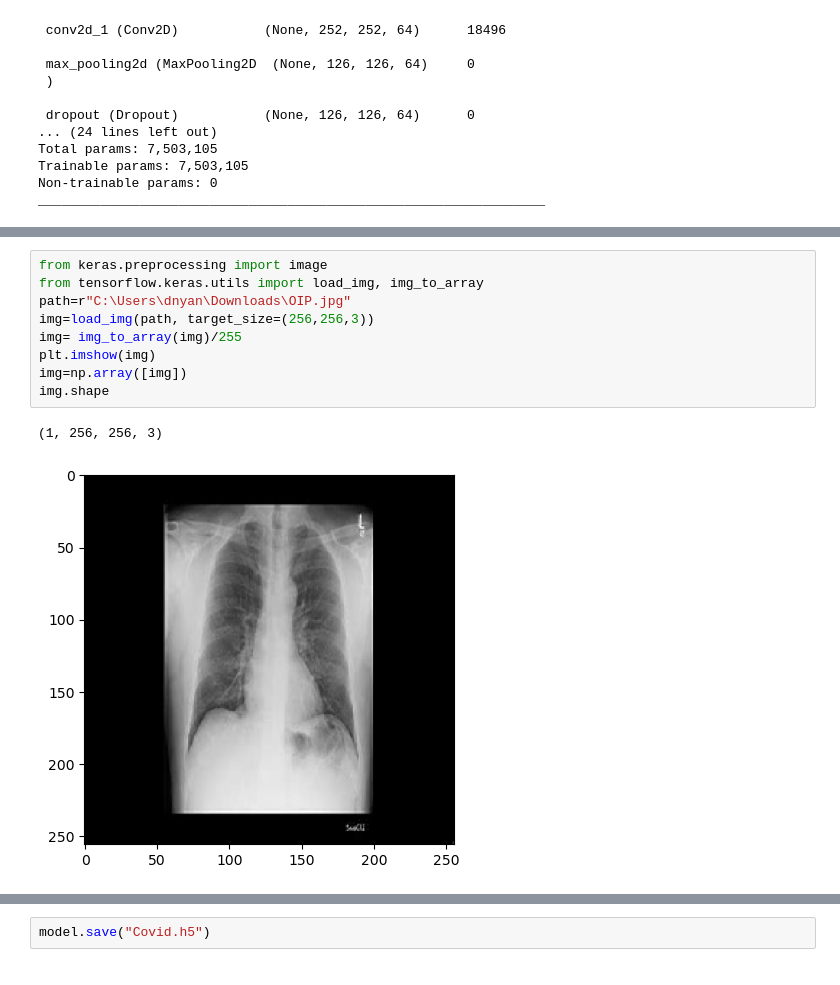
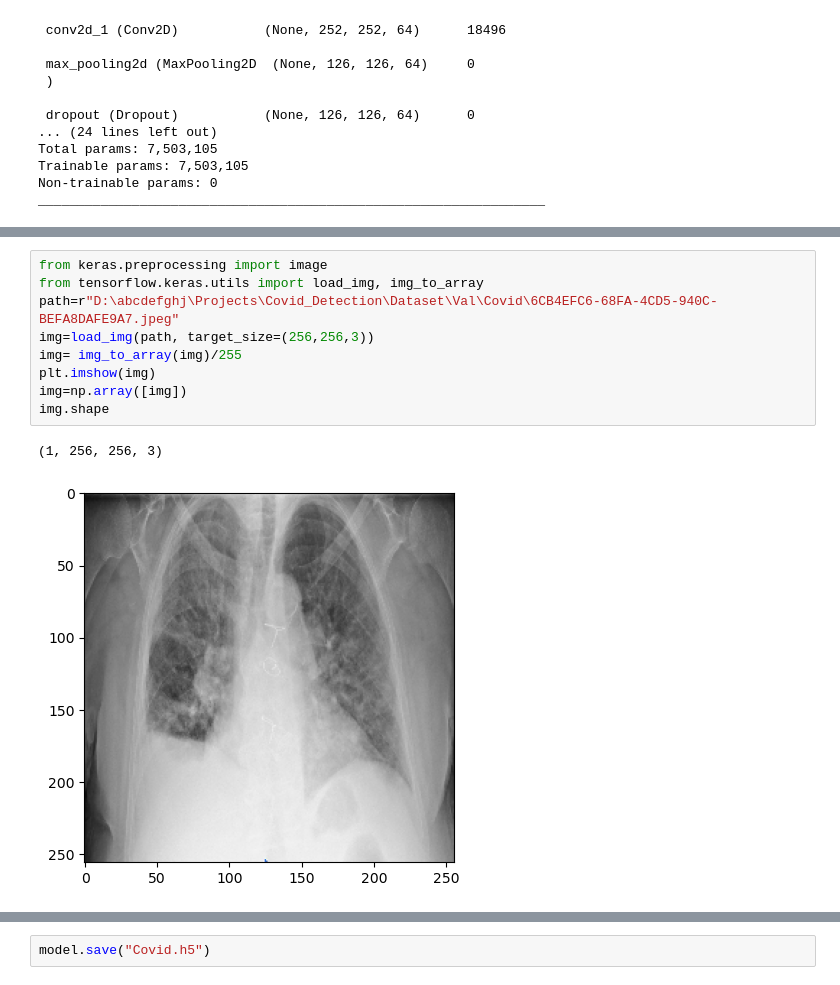
Before and after one commit to Dnyanal121/AI_Powered_Brain_Tumor_and_Covid_Diagnosis, a Jupyter notebook: Covid.ipynb, the cells around one changed output, grey strips where cells are left out. Drawn from its saved outputs; the diff is of its cells as text.

```diff
--- a/Covid.ipynb
+++ b/Covid.ipynb
@@ -88,12 +255,12 @@ Epoch 10/10
 # %%
 from keras.preprocessing import image
 from tensorflow.keras.utils import load_img, img_to_array
-path=r"C:\Users\dnyan\Downloads\OIP.jpg"
+path=r"D:\abcdefghj\Projects\Covid_Detection\Dataset\Val\Covid\6CB4EFC6-68FA-4CD5-940C-BEFA8DAFE9A7.jpeg"
 img=load_img(path, target_size=(256,256,3))
 img= img_to_array(img)/255
 plt.imshow(img)
 img=np.array([img])
 img.shape
 # %% [output]
 (1, 256, 256, 3)
-[figure, old version]
+[figure, new version]
```
Also changed, not shown: parts of 11 cells of this notebook, 14 other files.
